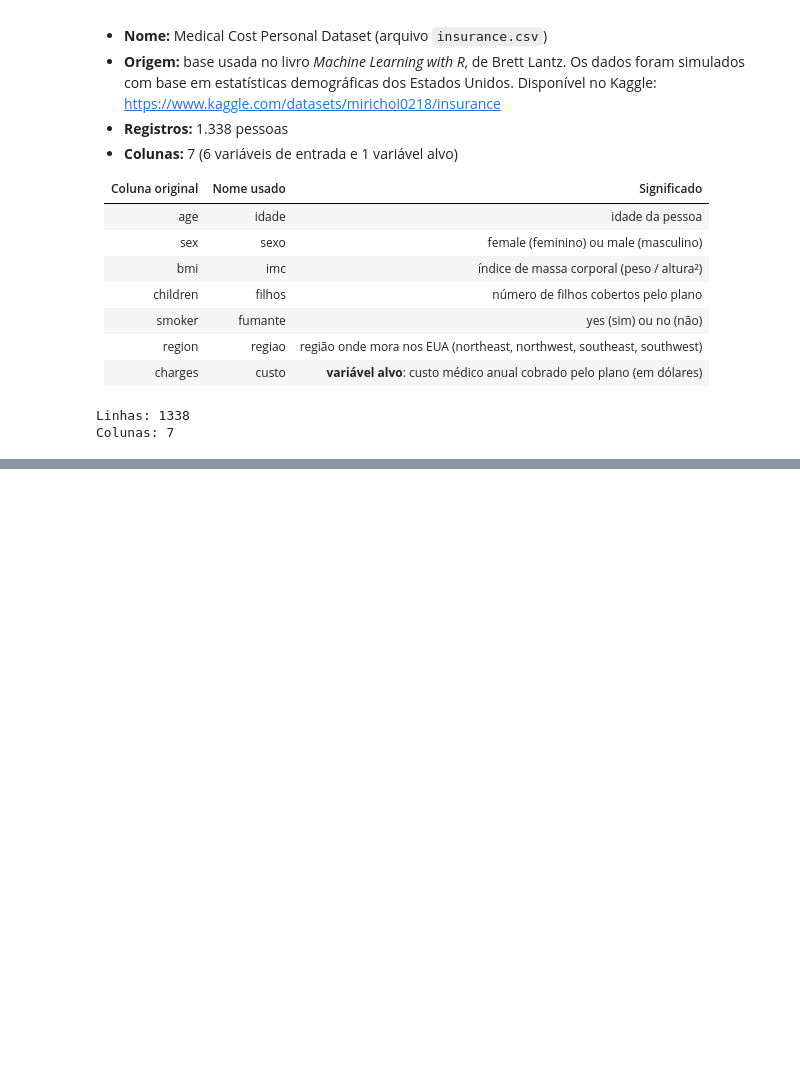
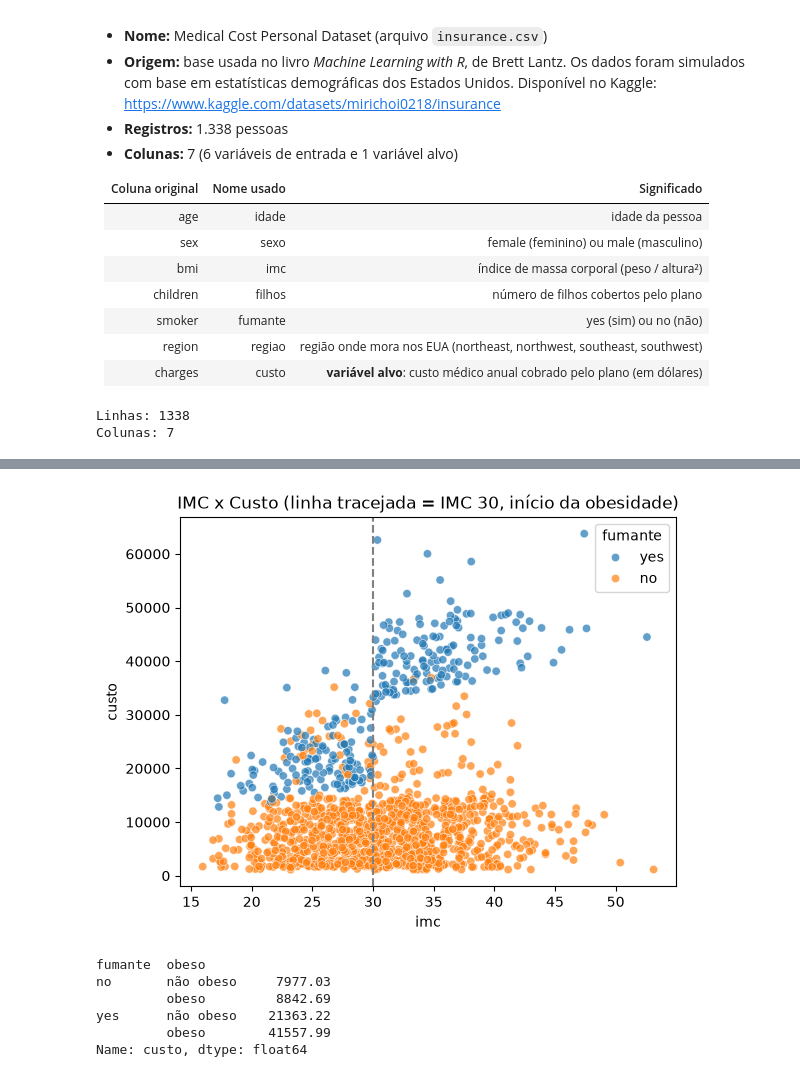
Before and after one commit to JlucasFaria/projeto-ml, a Jupyter notebook: notebooks/06_custo_seguro.ipynb, the cells around one changed output, grey strips where cells are left out. Cells and saved outputs as stored; diff of their text form; code cells hidden in the pictures; blank space fills up the shorter version.

```diff
--- a/notebooks/06_custo_seguro.ipynb
+++ b/notebooks/06_custo_seguro.ipynb
@@ -52,0 +164,20 @@ Colunas: 7
+# %%
+# imc x custo, separando fumantes
+sns.scatterplot(data=df, x='imc', y='custo', hue='fumante', alpha=0.7)
+plt.axvline(30, color='gray', linestyle='--')
+plt.title('IMC x Custo (linha tracejada = IMC 30, início da obesidade)')
+plt.show()
+# %% [output]
+[figure, added]
+# %%
+# custo medio por fumante e obesidade
+df_grupos = df.copy()
+df_grupos['obeso'] = np.where(df_grupos['imc'] >= 30, 'obeso', 'não obeso')
+df_grupos.groupby(['fumante', 'obeso'])['custo'].mean().round(2)
+# %% [output]
+fumante  obeso
+no       não obeso     7977.03
+         obeso         8842.69
+yes      não obeso    21363.22
+         obeso        41557.99
+Name: custo, dtype: float64
```
Also changed, not shown: parts of 12 cells of this notebook.
